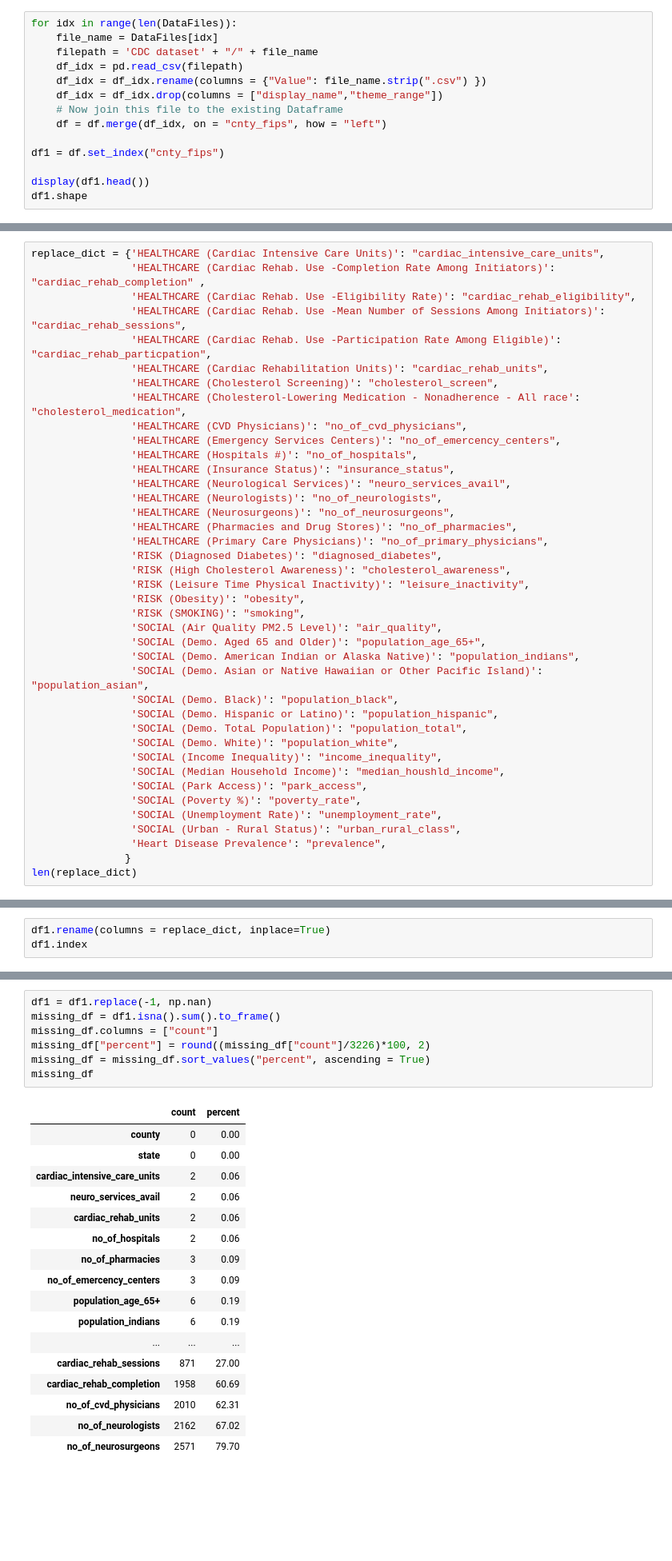
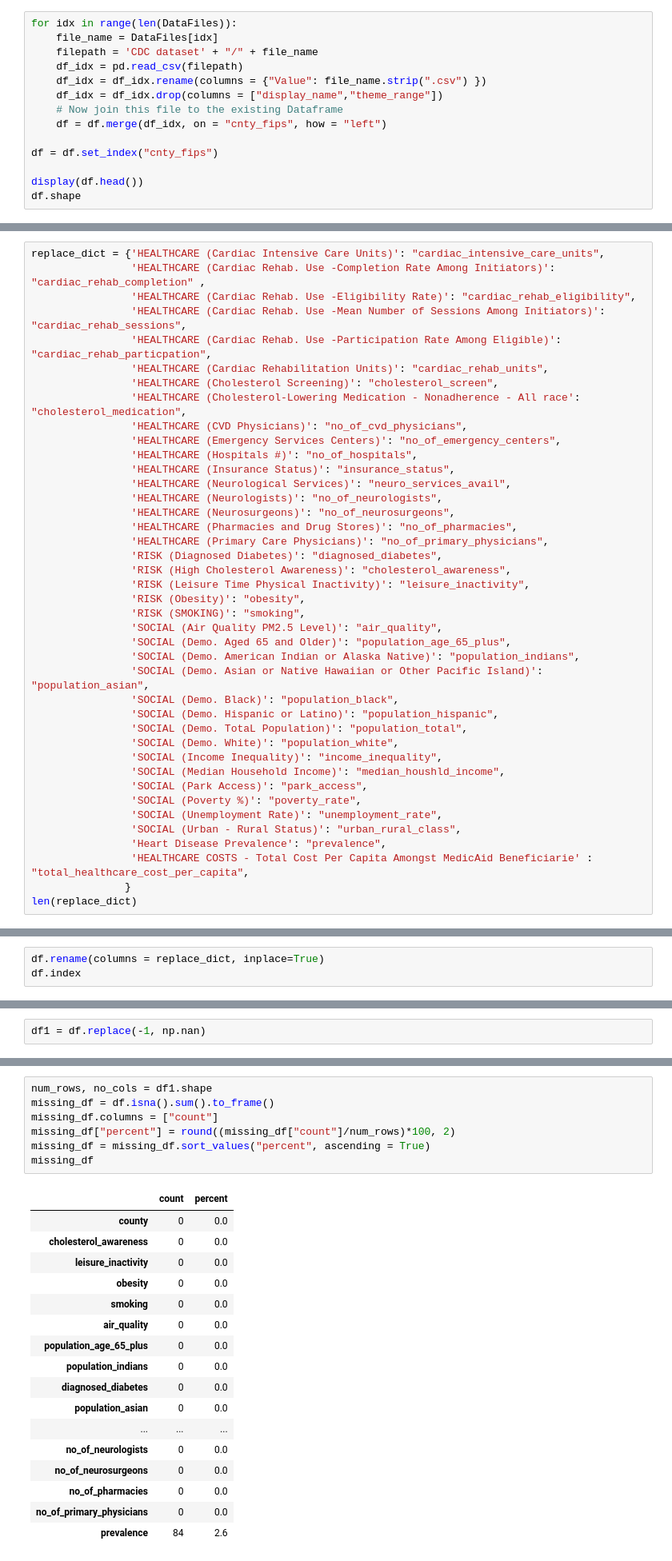
Before and after one commit to batolagbe1/DS4A_Data-Science_Project, a Jupyter notebook: Data_Cleaning.ipynb, the cells around one changed output, grey strips where cells are left out. Shown at 80% size. Drawn from its saved outputs; the diff is of its cells as text; blank space fills up the shorter version.

```diff
--- a/Data_Cleaning.ipynb
+++ b/Data_Cleaning.ipynb
@@ -51,10 +51,10 @@ for idx in range(len(DataFiles)):
     # Now join this file to the existing Dataframe
     df = df.merge(df_idx, on = "cnty_fips", how = "left")
 
-df1 = df.set_index("cnty_fips")
+df = df.set_index("cnty_fips")
 
-display(df1.head())
-df1.shape
+display(df.head())
+df.shape
 # %% [output]
 |  | county | state | HEALTHCARE (Cardiac Intensive Car... | HEALTHCARE (Cardiac Rehab. Use -C... | HEALTHCARE (Cardiac Rehab. Use -E... | ... |
 | cnty_fips |  |  |  |  |  | ... |
@@ -94,7 +94,7 @@ replace_dict = {'HEALTHCARE (Cardiac Intensive Care Units)': "cardiac_intensive_
                 'HEALTHCARE (Cholesterol Screening)': "cholesterol_screen",
                 'HEALTHCARE (Cholesterol-Lowering Medication - Nonadherence - All race': "cholesterol_medication",
                 'HEALTHCARE (CVD Physicians)': "no_of_cvd_physicians",
-                'HEALTHCARE (Emergency Services Centers)': "no_of_emercency_centers",
+                'HEALTHCARE (Emergency Services Centers)': "no_of_emergency_centers",
                 'HEALTHCARE (Hospitals #)': "no_of_hospitals",
                 'HEALTHCARE (Insurance Status)': "insurance_status",
                 'HEALTHCARE (Neurological Services)': "neuro_services_avail",
@@ -108,7 +108,7 @@ replace_dict = {'HEALTHCARE (Cardiac Intensive Care Units)': "cardiac_intensive_
                 'RISK (Obesity)': "obesity",
                 'RISK (SMOKING)': "smoking",
                 'SOCIAL (Air Quality PM2.5 Level)': "air_quality",
-                'SOCIAL (Demo. Aged 65 and Older)': "population_age_65+",
+                'SOCIAL (Demo. Aged 65 and Older)': "population_age_65_plus",
                 'SOCIAL (Demo. American Indian or Alaska Native)': "population_indians",
                 'SOCIAL (Demo. Asian or Native Hawaiian or Other Pacific Island)': "population_asian",
                 'SOCIAL (Demo. Black)': "population_black",
@@ -122,6 +122,7 @@ replace_dict = {'HEALTHCARE (Cardiac Intensive Care Units)': "cardiac_intensive_
                 'SOCIAL (Unemployment Rate)': "unemployment_rate",
                 'SOCIAL (Urban - Rural Status)': "urban_rural_class",
                 'Heart Disease Prevalence': "prevalence",
+                'HEALTHCARE COSTS - Total Cost Per Capita Amongst MedicAid Beneficiarie' : "total_healthcare_cost_per_capita",
                }
 len(replace_dict)
 # %% [output]
@@ -129,6 +130,6 @@ len(replace_dict)
 # %%
-df1.rename(columns = replace_dict, inplace=True)
-df1.index
+df.rename(columns = replace_dict, inplace=True)
+df.index
 # %% [output]
 Int64Index([ 2013,  2016,  2020,  2050,  2060,  2068,  2070,  2090,  2100,
              2105,
@@ -159,3 +162,5 @@ dtype: object
+# %%
+df1 = df.replace(-1, np.nan)
 # %% [markdown]
 ### Removing Missing Data
 # %%
@@ -168,30 +175,30 @@ As shown above, if we simply dropped all the  NaNs in the dataset, we would have
 # %% [markdown]
 ### Estimating number of missing rows
 # %%
-df1 = df1.replace(-1, np.nan)
-missing_df = df1.isna().sum().to_frame()
+num_rows, no_cols = df1.shape
+missing_df = df.isna().sum().to_frame()
 missing_df.columns = ["count"]
-missing_df["percent"] = round((missing_df["count"]/3226)*100, 2)
+missing_df["percent"] = round((missing_df["count"]/num_rows)*100, 2)
 missing_df = missing_df.sort_values("percent", ascending = True)
 missing_df
 # %% [output]
 |  | count | percent |
-| county | 0 | 0.00 |
-| state | 0 | 0.00 |
-| cardiac_intensive_care_units | 2 | 0.06 |
-| neuro_services_avail | 2 | 0.06 |
-| cardiac_rehab_units | 2 | 0.06 |
-| no_of_hospitals | 2 | 0.06 |
-| no_of_pharmacies | 3 | 0.09 |
-| no_of_emercency_centers | 3 | 0.09 |
-| population_age_65+ | 6 | 0.19 |
-| population_indians | 6 | 0.19 |
+| county | 0 | 0.0 |
+| cholesterol_awareness | 0 | 0.0 |
+| leisure_inactivity | 0 | 0.0 |
+| obesity | 0 | 0.0 |
+| smoking | 0 | 0.0 |
+| air_quality | 0 | 0.0 |
+| population_age_65_plus | 0 | 0.0 |
+| population_indians | 0 | 0.0 |
+| diagnosed_diabetes | 0 | 0.0 |
+| population_asian | 0 | 0.0 |
 | ... | ... | ... |
-| cardiac_rehab_sessions | 871 | 27.00 |
-| cardiac_rehab_completion | 1958 | 60.69 |
-| no_of_cvd_physicians | 2010 | 62.31 |
-| no_of_neurologists | 2162 | 67.02 |
-| no_of_neurosurgeons | 2571 | 79.70 |
+| no_of_neurologists | 0 | 0.0 |
+| no_of_neurosurgeons | 0 | 0.0 |
+| no_of_pharmacies | 0 | 0.0 |
+| no_of_primary_physicians | 0 | 0.0 |
+| prevalence | 84 | 2.6 |
 # %%
 # How about creating a function that repeats the above step whenever necessary..
 
```
Also changed, not shown: parts of 30 cells of this notebook, 4 other files.
